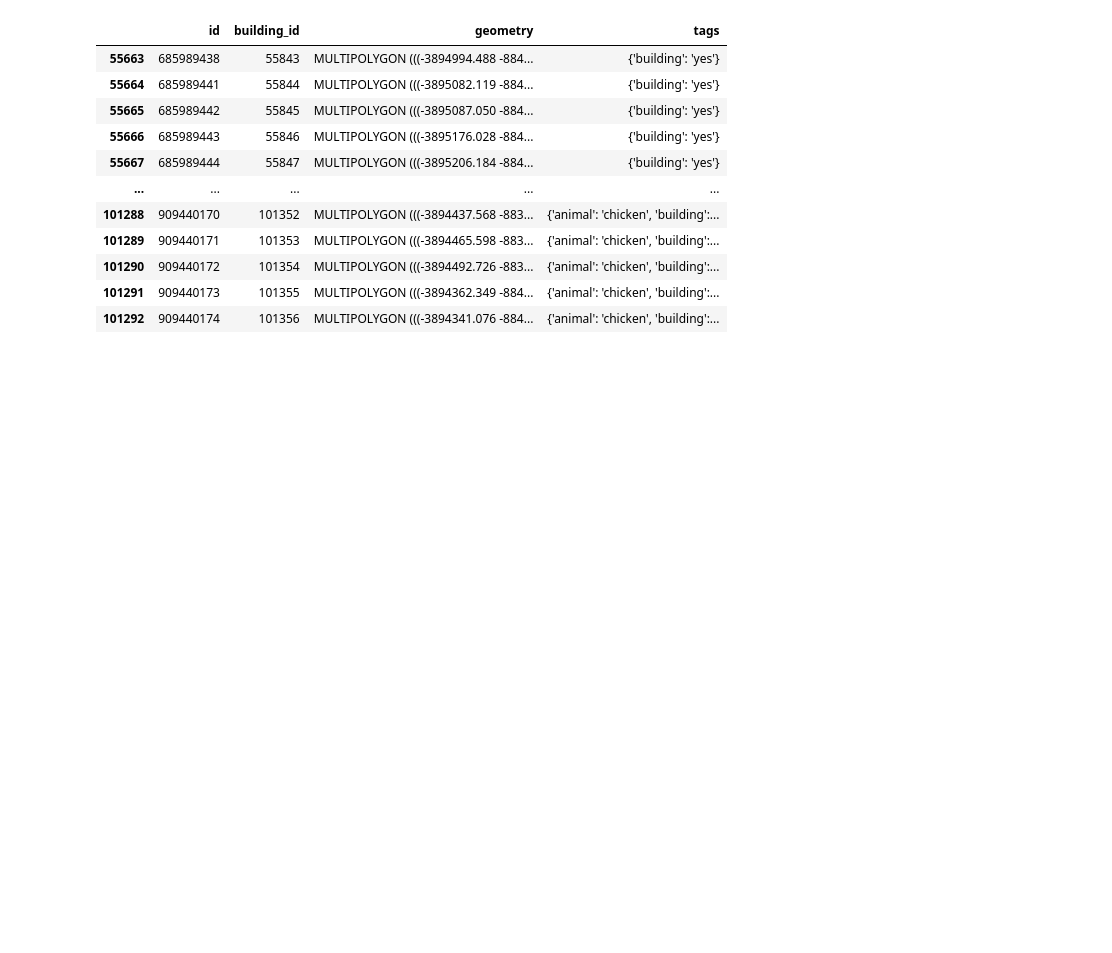
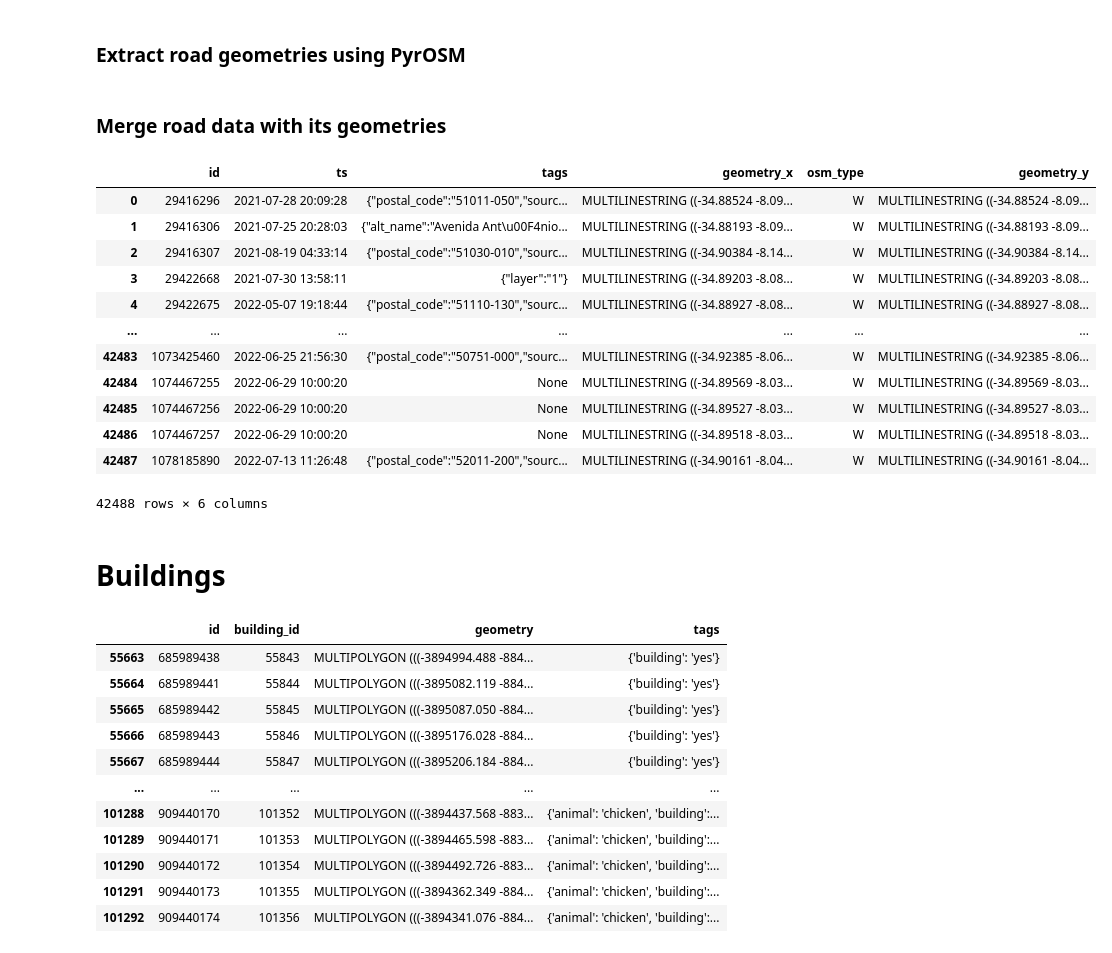
Before and after one commit to komar41/crowdsourcing-and-sidewalk-data, a Jupyter notebook: 3-extract-indirect-trust-indicators.ipynb, the cells around one changed output. Cells and saved outputs as stored; diff of their text form; code cells hidden in the pictures; blank space fills up the shorter version.

```diff
--- a/3-extract-indirect-trust-indicators.ipynb
+++ b/3-extract-indirect-trust-indicators.ipynb
@@ -34,8 +135,7 @@ class NodeHandler(osmium.SimpleHandler):
 # %%
-# Nodes
-h_n = NodeHandler()
-h_n.apply_file("data/osm/rec_historical.osm.pbf")
+h_rd = RoadHandler()
+h_rd.apply_file("data/osm/rec_historical.osm.pbf")
 
-colnames = ['id', 'visible', 'ts', 'uid', 'tags', 'long', 'lat']
-history_nodes = pd.DataFrame(h_n.history_node, columns=colnames)
-history_nodes = history_nodes.sort_values(by=['id', 'ts'])
+colnames = ['id', 'visible', 'ts', 'uid', 'tags', 'osm_type']
+history = pd.DataFrame(h_rd.history, columns=colnames)
+history = history.sort_values(by=['id', 'ts'])
@@ -202,3 +144,33 @@ poi_wr
+# %%
+road = extract_features(history, road_qualifier)
+# %% [markdown]
+### Extract road geometries using PyrOSM
+# %%
+osm = pyrosm.OSM("data/osm/rec.osm.pbf")
+road_geom = osm.get_network()[['id','geometry']] # Will use sidewalks column for workshop paper
+# PS: Street networks are only way type.
+# %% [markdown]
+### Merge road data with its geometries
+# %%
+roads_indir = pd.merge(road, road_geom,  how='inner', on = ['id'])
+# %%
+roads_indir
+# %% [output]
+|  | id | ts | tags | geometry_x | osm_type | geometry_y |
+| 0 | 29416296 | 2021-07-28 20:09:28 | {"postal_code":"51011-050","sourc... | MULTILINESTRING ((-34.88524 -8.09... | W | MULTILINESTRING ((-34.88524 -8.09... |
+| 1 | 29416306 | 2021-07-25 20:28:03 | {"alt_name":"Avenida Ant\u00F4nio... | MULTILINESTRING ((-34.88193 -8.09... | W | MULTILINESTRING ((-34.88193 -8.09... |
+| 2 | 29416307 | 2021-08-19 04:33:14 | {"postal_code":"51030-010","sourc... | MULTILINESTRING ((-34.90384 -8.14... | W | MULTILINESTRING ((-34.90384 -8.14... |
+| 3 | 29422668 | 2021-07-30 13:58:11 | {"layer":"1"} | MULTILINESTRING ((-34.89203 -8.08... | W | MULTILINESTRING ((-34.89203 -8.08... |
+| 4 | 29422675 | 2022-05-07 19:18:44 | {"postal_code":"51110-130","sourc... | MULTILINESTRING ((-34.88927 -8.08... | W | MULTILINESTRING ((-34.88927 -8.08... |
+| ... | ... | ... | ... | ... | ... | ... |
+| 42483 | 1073425460 | 2022-06-25 21:56:30 | {"postal_code":"50751-000","sourc... | MULTILINESTRING ((-34.92385 -8.06... | W | MULTILINESTRING ((-34.92385 -8.06... |
+| 42484 | 1074467255 | 2022-06-29 10:00:20 | None | MULTILINESTRING ((-34.89569 -8.03... | W | MULTILINESTRING ((-34.89569 -8.03... |
+| 42485 | 1074467256 | 2022-06-29 10:00:20 | None | MULTILINESTRING ((-34.89527 -8.03... | W | MULTILINESTRING ((-34.89527 -8.03... |
+| 42486 | 1074467257 | 2022-06-29 10:00:20 | None | MULTILINESTRING ((-34.89518 -8.03... | W | MULTILINESTRING ((-34.89518 -8.03... |
+| 42487 | 1078185890 | 2022-07-13 11:26:48 | {"postal_code":"52011-200","sourc... | MULTILINESTRING ((-34.90161 -8.04... | W | MULTILINESTRING ((-34.90161 -8.04... |
+42488 rows × 6 columns
+# %% [markdown]
+# Buildings
 # %%
 # Check if can divide a geodataframe into 1km * 1km cells. Rest of it should be similar to direct-trust-indicators.
 size = 1000
```
Also changed, not shown: parts of 26 cells of this notebook, 6 other files.
